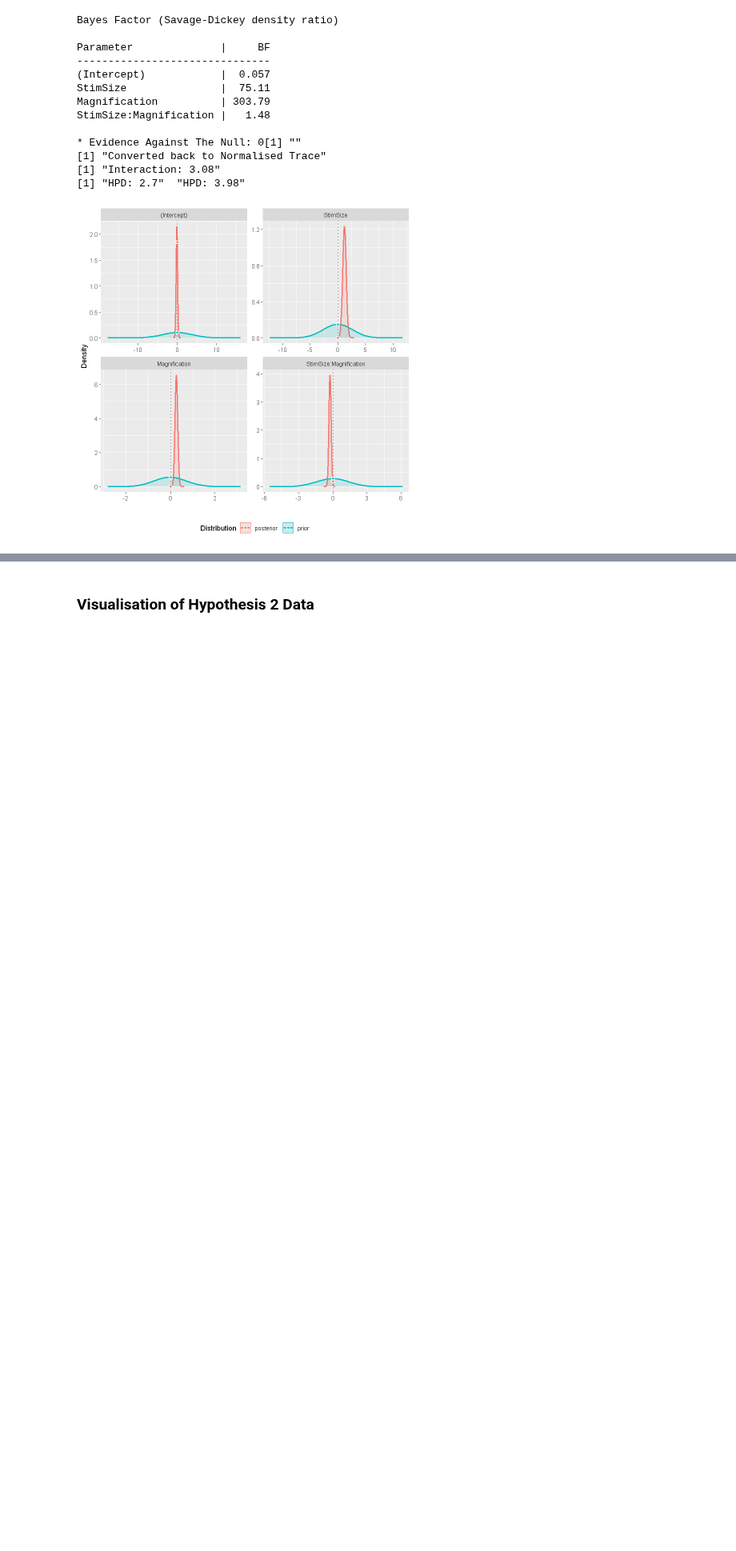
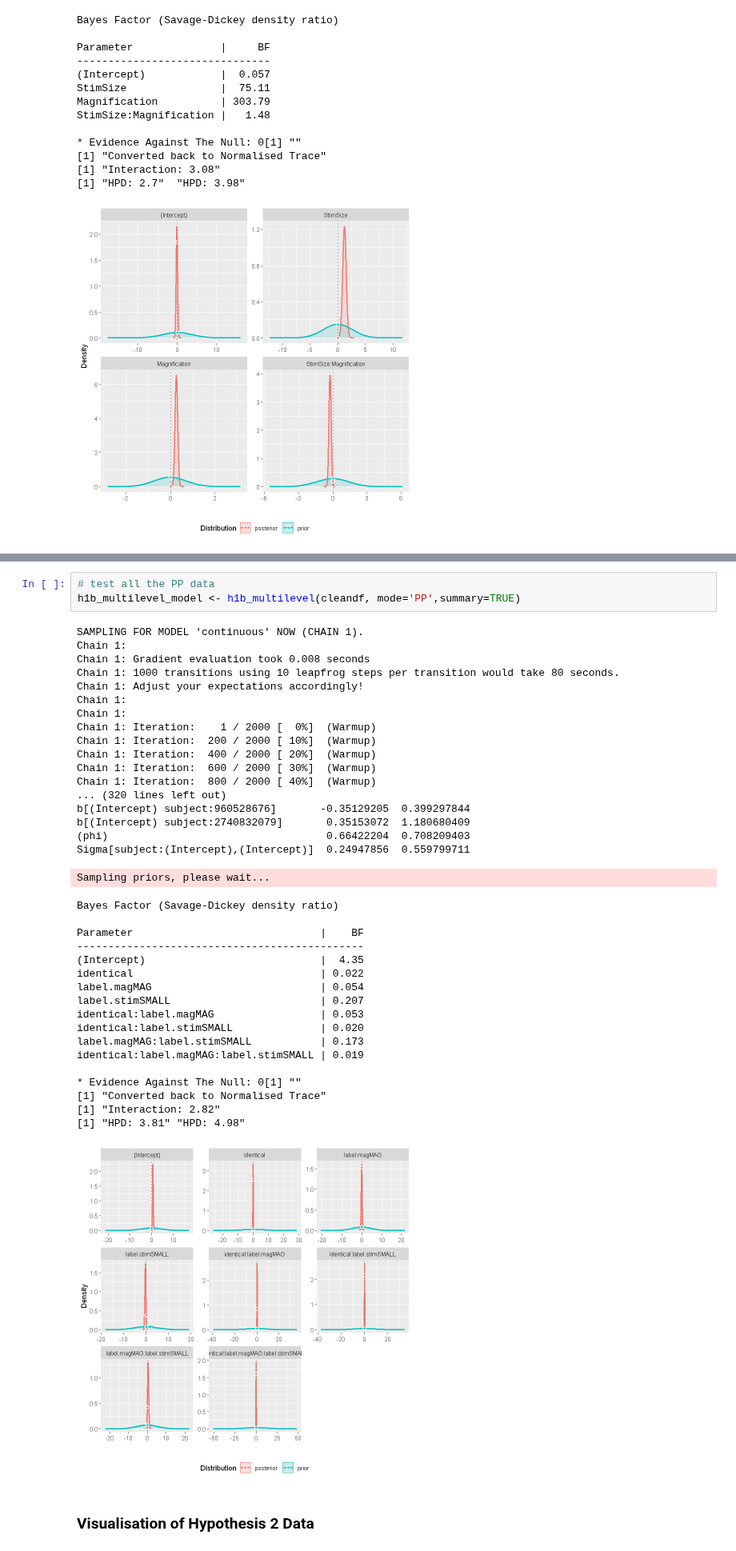
Before and after one commit to ArielZJ/Precision-Phenomenology-Data-Analysis, a Jupyter notebook: Fovea vs. Periphery Color Similarity Pilot Analysis - 2stim Analysis.ipynb, the cells around one changed output, grey strips where cells are left out. Shown at 80% size. Saved outputs shown, nothing was run; the diff lists cells and outputs as text; blank space fills up the shorter version.

```diff
--- a/Fovea vs. Periphery Color Similarity Pilot Analysis - 2stim Analysis.ipynb
+++ b/Fovea vs. Periphery Color Similarity Pilot Analysis - 2stim Analysis.ipynb
@@ -1836,3 +1876,43 @@ StimSize:Magnification |   1.48
+# %%
+# test all the PP data
+h1b_multilevel_model <- h1b_multilevel(cleandf, mode='PP',summary=TRUE)
+# %% [output]
+SAMPLING FOR MODEL 'continuous' NOW (CHAIN 1).
+Chain 1:
+Chain 1: Gradient evaluation took 0.008 seconds
+Chain 1: 1000 transitions using 10 leapfrog steps per transition would take 80 seconds.
+Chain 1: Adjust your expectations accordingly!
+Chain 1:
+Chain 1:
+Chain 1: Iteration:    1 / 2000 [  0%]  (Warmup)
+Chain 1: Iteration:  200 / 2000 [ 10%]  (Warmup)
+Chain 1: Iteration:  400 / 2000 [ 20%]  (Warmup)
+Chain 1: Iteration:  600 / 2000 [ 30%]  (Warmup)
+Chain 1: Iteration:  800 / 2000 [ 40%]  (Warmup)
+... (320 lines left out)
+b[(Intercept) subject:960528676]       -0.35129205  0.399297844
+b[(Intercept) subject:2740832079]       0.35153072  1.180680409
+(phi)                                   0.66422204  0.708209403
+Sigma[subject:(Intercept),(Intercept)]  0.24947856  0.559799711
+Sampling priors, please wait...
+Bayes Factor (Savage-Dickey density ratio)
+
+Parameter                              |    BF
+----------------------------------------------
+(Intercept)                            |  4.35
+identical                              | 0.022
+label.magMAG                           | 0.054
+label.stimSMALL                        | 0.207
+identical:label.magMAG                 | 0.053
+identical:label.stimSMALL              | 0.020
+label.magMAG:label.stimSMALL           | 0.173
+identical:label.magMAG:label.stimSMALL | 0.019
+
+* Evidence Against The Null: 0[1] ""
+[1] "Converted back to Normalised Trace"
+[1] "Interaction: 2.82"
+[1] "HPD: 3.81" "HPD: 4.98"
+[figure, added]
 # %% [markdown]
 ### Visualisation of Hypothesis 2 Data
 # %% [markdown]
```
Also changed, not shown: parts of 3 cells of this notebook, 1 other file.
